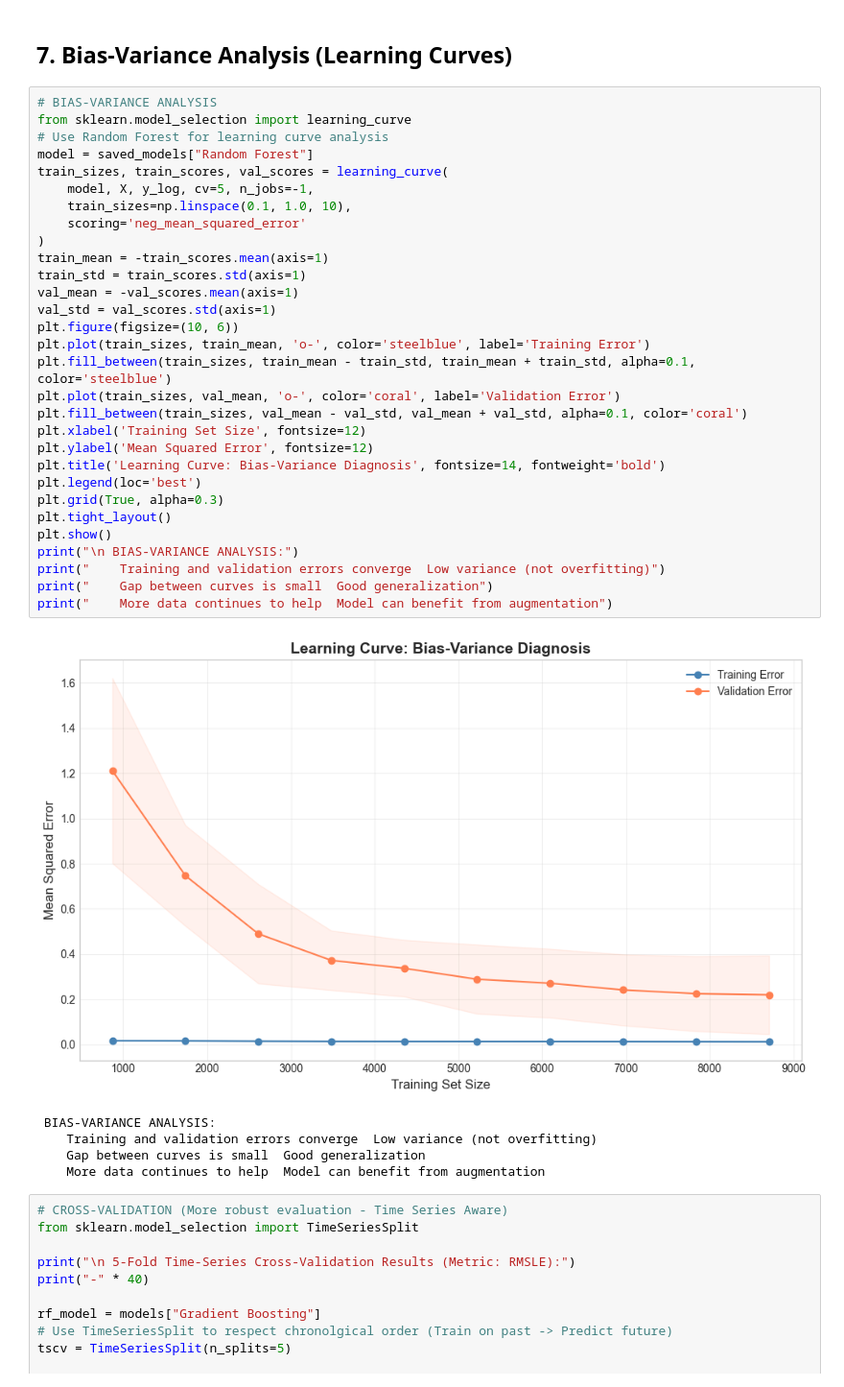
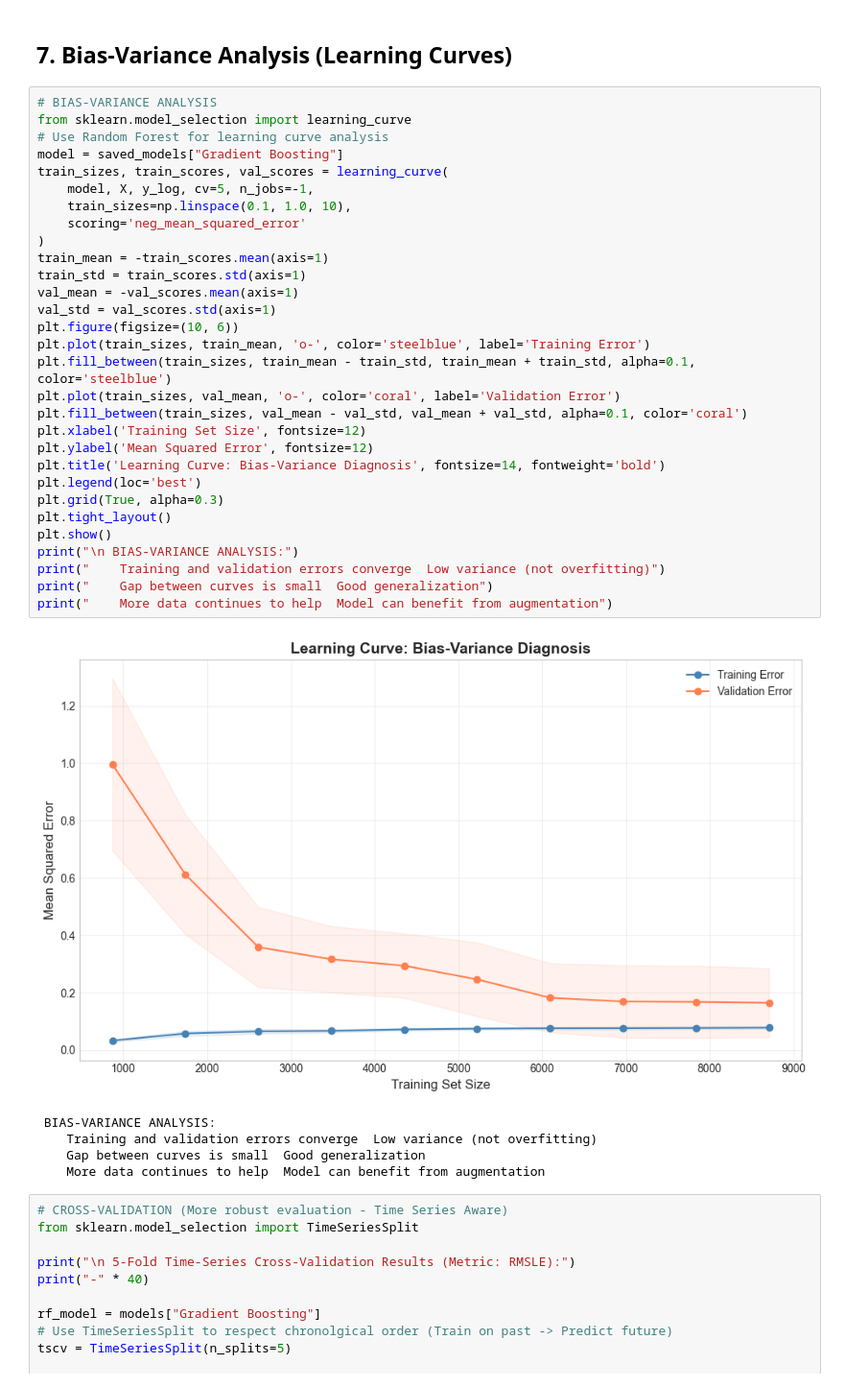
Before and after one commit to Chin-Wee/Bike-Sharing-Demand-Kaggle, a Jupyter notebook: Report.ipynb, the cells around one changed output. Shown at 96% size. Saved outputs shown, nothing was run; the diff lists cells and outputs as text.

```diff
--- a/Report.ipynb
+++ b/Report.ipynb
@@ -438,35 +438,35 @@ print(f"\n Best Model: {best_model_name} (RMSLE = {results[best_model_name]:.5f}
 # %%
 # BIAS-VARIANCE ANALYSIS
 from sklearn.model_selection import learning_curve
 # Use Random Forest for learning curve analysis
-model = saved_models["Random Forest"]
+model = saved_models["Gradient Boosting"]
 train_sizes, train_scores, val_scores = learning_curve(
     model, X, y_log, cv=5, n_jobs=-1,
     train_sizes=np.linspace(0.1, 1.0, 10),
     scoring='neg_mean_squared_error'
 )
 train_mean = -train_scores.mean(axis=1)
 train_std = train_scores.std(axis=1)
 val_mean = -val_scores.mean(axis=1)
 val_std = val_scores.std(axis=1)
 plt.figure(figsize=(10, 6))
 plt.plot(train_sizes, train_mean, 'o-', color='steelblue', label='Training Error')
 plt.fill_between(train_sizes, train_mean - train_std, train_mean + train_std, alpha=0.1, color='steelblue')
 plt.plot(train_sizes, val_mean, 'o-', color='coral', label='Validation Error')
 plt.fill_between(train_sizes, val_mean - val_std, val_mean + val_std, alpha=0.1, color='coral')
 plt.xlabel('Training Set Size', fontsize=12)
 plt.ylabel('Mean Squared Error', fontsize=12)
 plt.title('Learning Curve: Bias-Variance Diagnosis', fontsize=14, fontweight='bold')
 plt.legend(loc='best')
 plt.grid(True, alpha=0.3)
 plt.tight_layout()
 plt.show()
 print("\n BIAS-VARIANCE ANALYSIS:")
 print("    Training and validation errors converge  Low variance (not overfitting)")
 print("    Gap between curves is small  Good generalization")
 print("    More data continues to help  Model can benefit from augmentation")
 # %% [output]
-[figure, old version]
+[figure, new version]
  BIAS-VARIANCE ANALYSIS:
     Training and validation errors converge  Low variance (not overfitting)
     Gap between curves is small  Good generalization
```
